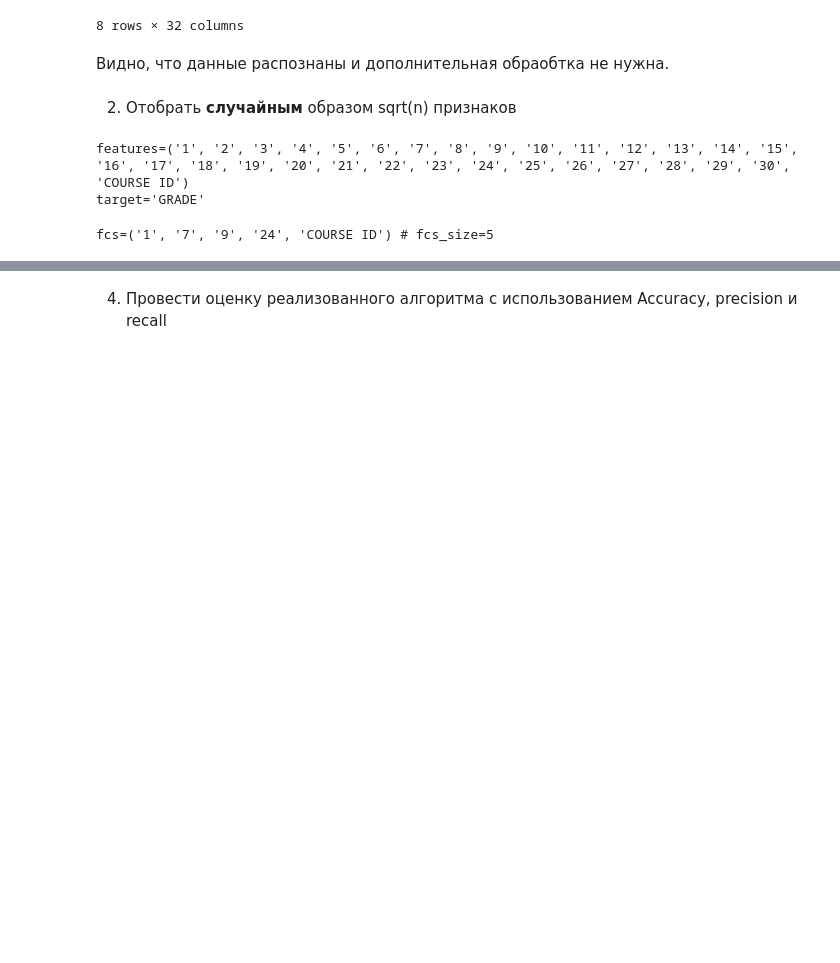
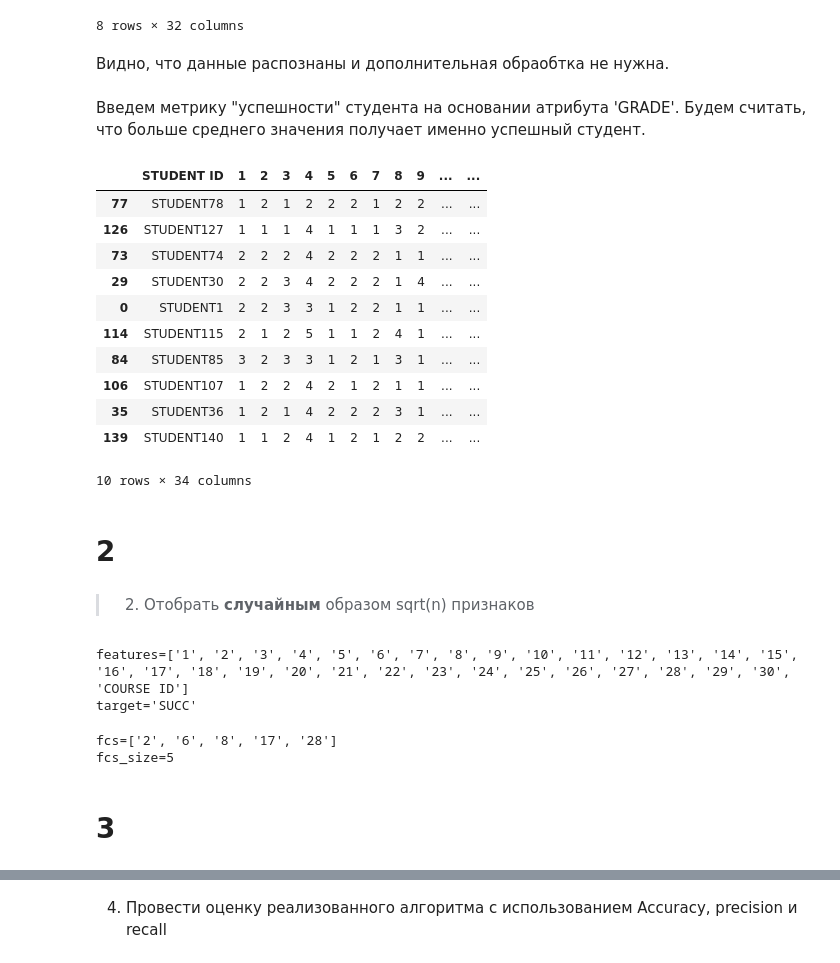
Before and after one commit to e1turin/itmo-ai-systems, a Jupyter notebook: module-2/lab-6/solution.ipynb, the cells around one changed output, grey strips where cells are left out. Cells and saved outputs as stored; diff of their text form; code cells hidden in the pictures; blank space fills up the shorter version.

```diff
--- a/module-2/lab-6/solution.ipynb
+++ b/module-2/lab-6/solution.ipynb
@@ -69,20 +76,45 @@ ds.describe()
 8 rows × 32 columns
 # %% [markdown]
 Видно, что данные распознаны и дополнительная обраобтка не нужна.
+# %% [markdown]
+Введем метрику "успешности" студента на основании атрибута 'GRADE'. Будем считать, что больше среднего значения получает именно успешный студент.
+# %%
+grade_treshold = (np.min(ds['GRADE']) + np.max(ds['GRADE'])) / 2
+ds['SUCC'] = (ds['GRADE'] > grade_treshold).astype(int)
+ds.sample(10)
+# %% [output]
+|  | STUDENT ID | 1 | 2 | 3 | 4 | 5 | 6 | 7 | 8 | 9 | ... | ... |
+| 77 | STUDENT78 | 1 | 2 | 1 | 2 | 2 | 2 | 1 | 2 | 2 | ... | ... |
+| 126 | STUDENT127 | 1 | 1 | 1 | 4 | 1 | 1 | 1 | 3 | 2 | ... | ... |
+| 73 | STUDENT74 | 2 | 2 | 2 | 4 | 2 | 2 | 2 | 1 | 1 | ... | ... |
+| 29 | STUDENT30 | 2 | 2 | 3 | 4 | 2 | 2 | 2 | 1 | 4 | ... | ... |
+| 0 | STUDENT1 | 2 | 2 | 3 | 3 | 1 | 2 | 2 | 1 | 1 | ... | ... |
+| 114 | STUDENT115 | 2 | 1 | 2 | 5 | 1 | 1 | 2 | 4 | 1 | ... | ... |
+| 84 | STUDENT85 | 3 | 2 | 3 | 3 | 1 | 2 | 1 | 3 | 1 | ... | ... |
+| 106 | STUDENT107 | 1 | 2 | 2 | 4 | 2 | 1 | 2 | 1 | 1 | ... | ... |
+| 35 | STUDENT36 | 1 | 2 | 1 | 4 | 2 | 2 | 2 | 3 | 1 | ... | ... |
+| 139 | STUDENT140 | 1 | 1 | 2 | 4 | 1 | 2 | 1 | 2 | 2 | ... | ... |
+10 rows × 34 columns
+# %% [markdown]
+# 2
 # %% [markdown]
-2. Отобрать **случайным** образом sqrt(n) признаков
+> 2. Отобрать **случайным** образом sqrt(n) признаков
 # %%
-features = tuple(ds.columns.drop(['STUDENT ID', 'GRADE']))
-target = 'GRADE'
+features = list(ds.columns.drop(['STUDENT ID', 'GRADE', 'SUCC']))
+target = 'SUCC'
 print(f"{features=}")
 print(f"{target=}")
 # %% [output]
-features=('1', '2', '3', '4', '5', '6', '7', '8', '9', '10', '11', '12', '13', '14', '15', '16', '17', '18', '19', '20', '21', '22', '23', '24', '25', '26', '27', '28', '29', '30', 'COURSE ID')
-target='GRADE'
+features=['1', '2', '3', '4', '5', '6', '7', '8', '9', '10', '11', '12', '13', '14', '15', '16', '17', '18', '19', '20', '21', '22', '23', '24', '25', '26', '27', '28', '29', '30', 'COURSE ID']
+target='SUCC'
 # %%
 fcs_size = int(sqrt(len(features))) # required sqrt(n) number of feature columns
-fcs = tuple(features[i] for i in sorted(random.sample(range(len(features)), fcs_size)))
-print(f"{fcs=} # {fcs_size=}") # tuple of features in original order
+fcs = [features[i] for i in sorted(random.sample(range(len(features)), fcs_size))]
+print(f"{fcs=}") # tuple of features in original order
+print(f"{fcs_size=}")
 # %% [output]
-fcs=('1', '7', '9', '24', 'COURSE ID') # fcs_size=5
+fcs=['2', '6', '8', '17', '28']
+fcs_size=5
+# %% [markdown]
+# 3
 # %% [markdown]
```
Also changed, not shown: parts of 13 cells of this notebook.
